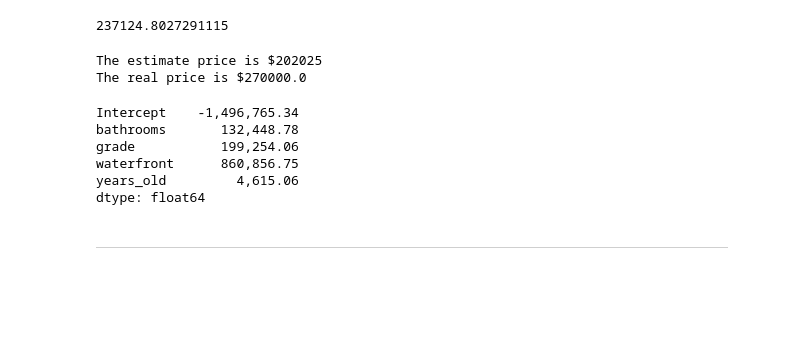
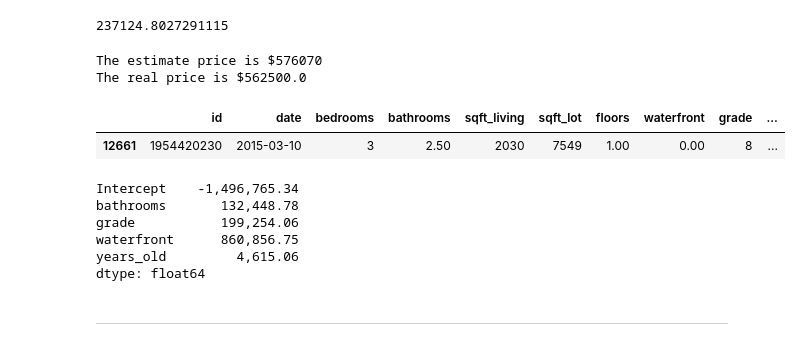
Before and after one commit to griffinhundley/predicting-housing-prices, a Jupyter notebook: notebooks/Final_Notebook.ipynb, the cells around one changed output. Cells and saved outputs as stored; diff of their text form; code cells hidden in the pictures; blank space fills up the shorter version.

```diff
--- a/notebooks/Final_Notebook.ipynb
+++ b/notebooks/Final_Notebook.ipynb
@@ -452,24 +456,37 @@ model_6_rmse
 # %% [output]
 237124.8027291115
 # %%
+# Grabbing a random sample and predicting its price
 final_model = model_6
-test = X_test.sample(1, random_state = 500)
+test = X_test.sample(1, random_state = 90)
 coef = final_model.params
-est_price = coef[0] + coef[1]* test.bathrooms + coef[2]* test.grade + coef[3]* test.waterfront + coef[4]*test.years_old
+est_price = (coef[0] +
+             coef[1] * test.bathrooms +
+             coef[2] * test.grade +
+             coef[3] * test.waterfront +
+             coef[4] * test.years_old
+            )
 print(f'The estimate price is ${int(est_price)}')
 print(f'The real price is ${y_test[test.index[0]]}')
 # %% [output]
-The estimate price is $202025
-The real price is $270000.0
+The estimate price is $576070
+The real price is $562500.0
-# %%
-final_model.params
-# %% [output]
-Intercept    -1,496,765.34
-bathrooms       132,448.78
-grade           199,254.06
-waterfront      860,856.75
-years_old         4,615.06
-dtype: float64
+# %%
+# Random sample house
+test
+# %% [output]
+|  | id | date | bedrooms | bathrooms | sqft_living | sqft_lot | floors | waterfront | grade | ... |
+| 12661 | 1954420230 | 2015-03-10 | 3 | 2.50 | 2030 | 7549 | 1.00 | 0.00 | 8 | ... |
+# %%
+# Final Model Coefficients
+final_model.params
+# %% [output]
+Intercept    -1,496,765.34
+bathrooms       132,448.78
+grade           199,254.06
+waterfront      860,856.75
+years_old         4,615.06
+dtype: float64
 # %% [markdown]
 ***
 # %% [markdown]
```
Also changed, not shown: parts of 53 cells of this notebook, 3 other files.
